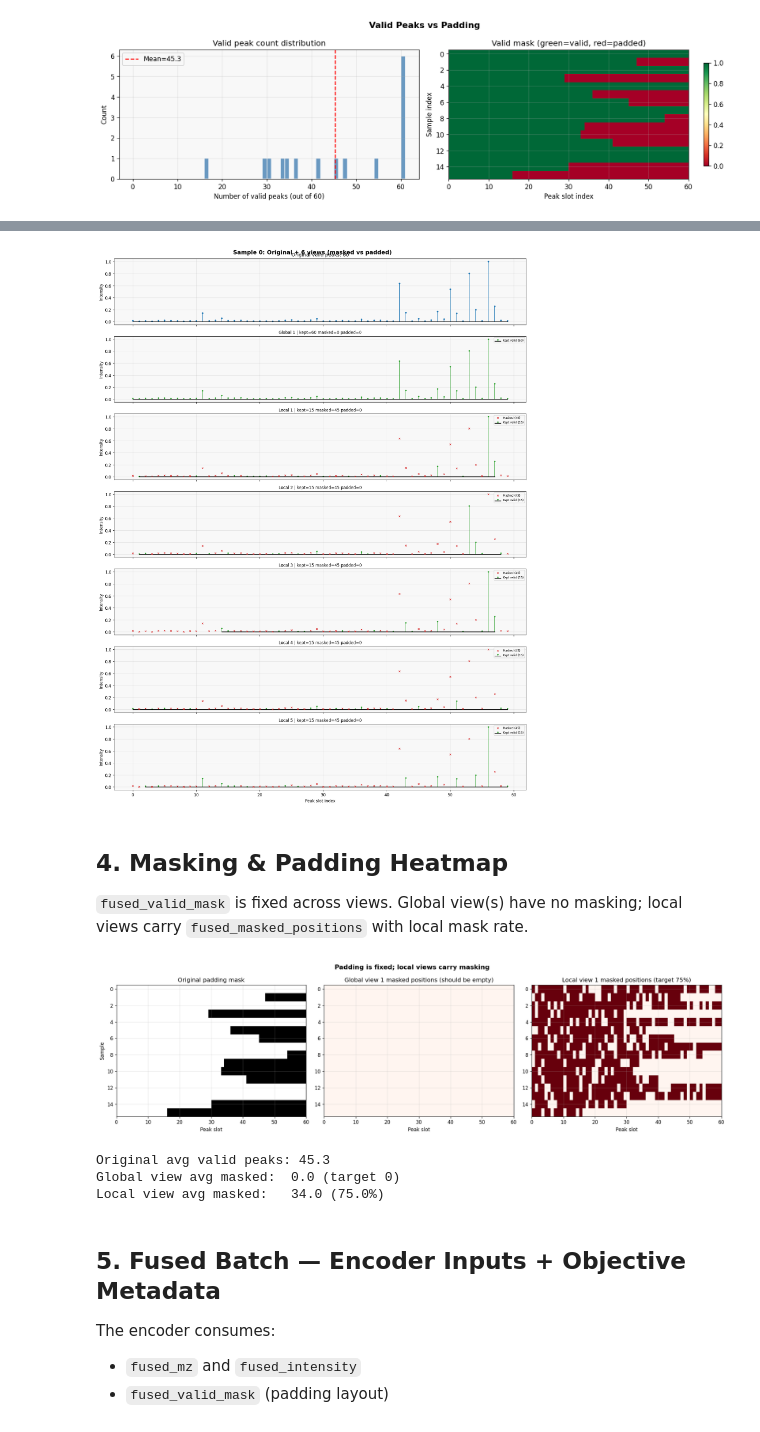
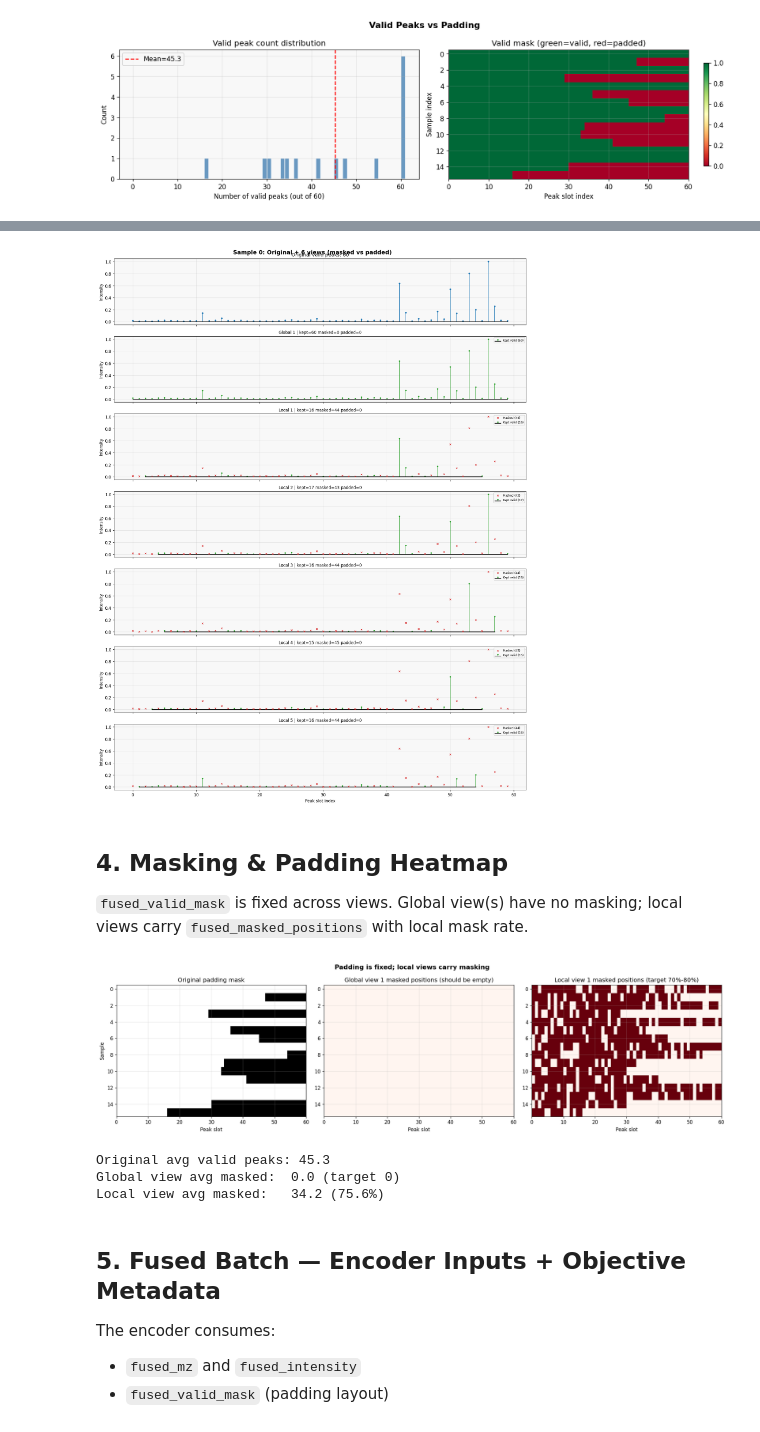
Before and after one commit to wchen99998/spectra-learning, a Jupyter notebook: notebooks/visualize_input_pipeline.executed.ipynb, the cells around one changed output, grey strips where cells are left out. Cells and saved outputs as stored; diff of their text form; code cells hidden in the pictures.

```diff
--- a/notebooks/visualize_input_pipeline.executed.ipynb
+++ b/notebooks/visualize_input_pipeline.executed.ipynb
@@ -42,6 +42,8 @@ plt.rcParams.update({
 
 cfg = get_config()
 cfg.tfrecord_dir = '/home/wuhao/spectra-learning/data/gems_peaklist_tfrecord'
+with cfg.ignore_type():
+    cfg.multicrop_local_keep_fraction = (0.20, 0.30)
 dm = TfLightningDataModule(cfg, seed=42)
 
 print(f"Project root: {project_root}")
@@ -51,7 +53,11 @@ print(f"Num peaks (output): {dm.info['num_peaks']}")
 print(f"Peak ordering: {cfg.peak_ordering}")
 print(f"Views: global={1}, local={cfg.multicrop_num_local_views}")
 print('Masking policy: global view(s)=full spectra, local view(s)=local keep fraction')
-print(f"Local keep fraction: {cfg.multicrop_local_keep_fraction:.2f}")
+local_keep_min, local_keep_max = cfg.multicrop_local_keep_fraction
+local_mask_min = 1.0 - local_keep_max
+local_mask_max = 1.0 - local_keep_min
+print(f"Local keep fraction range: [{local_keep_min:.2f}, {local_keep_max:.2f}]")
+print(f"Local masked fraction target range: [{local_mask_min:.2f}, {local_mask_max:.2f}]")
 # %% [output]
 Project root: /home/wuhao/spectra-learning
 Train size: 39,854,312
@@ -356,7 +361,7 @@ plt.tight_layout()
 plt.savefig('notebooks/fig_all_views_mask_vs_padding.png', bbox_inches='tight')
 plt.show()
 # %% [output]
-[figure, old version]
+[figure, new version]
 # %% [markdown]
 ## 4. Masking & Padding Heatmap
 
@@ -379,38 +384,38 @@ local_masked = fused_masked[num_global * B:(num_global + 1) * B]  # first local
 fig, axes = plt.subplots(1, 3, figsize=(18, 5))
 fig.suptitle('Padding is fixed; local views carry masking', fontsize=13, fontweight='bold')
 
 ax = axes[0]
 ax.imshow(orig_padding.astype(float), aspect='auto', cmap='Greys', interpolation='nearest', extent=[0, N, B - 0.5, -0.5])
 ax.set_title('Original padding mask')
 ax.set_xlabel('Peak slot')
 ax.set_ylabel('Sample')
 
 ax = axes[1]
 ax.imshow(global_masked.astype(float), aspect='auto', cmap='Reds', interpolation='nearest', extent=[0, N, B - 0.5, -0.5])
 ax.set_title('Global view 1 masked positions (should be empty)')
 ax.set_xlabel('Peak slot')
 
 ax = axes[2]
 ax.imshow(local_masked.astype(float), aspect='auto', cmap='Reds', interpolation='nearest', extent=[0, N, B - 0.5, -0.5])
-ax.set_title(f'Local view 1 masked positions (target {1.0 - cfg.multicrop_local_keep_fraction:.0%})')
+ax.set_title(f'Local view 1 masked positions (target {local_mask_min:.0%}-{local_mask_max:.0%})')
 ax.set_xlabel('Peak slot')
 
 plt.tight_layout()
 plt.savefig('notebooks/fig_masking_padding_heatmap.png', bbox_inches='tight')
 plt.show()
 
 orig_valid_counts = orig_valid.sum(axis=1)
 global_masked_counts = global_masked.sum(axis=1)
 local_masked_counts = local_masked.sum(axis=1)
 
 print(f"Original avg valid peaks: {orig_valid_counts.mean():.1f}")
 print(f"Global view avg masked:  {global_masked_counts.mean():.1f} (target 0)")
 print(f"Local view avg masked:   {local_masked_counts.mean():.1f} ({(local_masked_counts.mean()/orig_valid_counts.mean()):.1%})")
 # %% [output]
-[figure, old version]
+[figure, new version]
 Original avg valid peaks: 45.3
 Global view avg masked:  0.0 (target 0)
-Local view avg masked:   34.0 (75.0%)
+Local view avg masked:   34.2 (75.6%)
 # %% [markdown]
 ## 5. Fused Batch — Encoder Inputs + Objective Metadata
 
```
Also changed, not shown: parts of 6 cells of this notebook, 8 other files.
